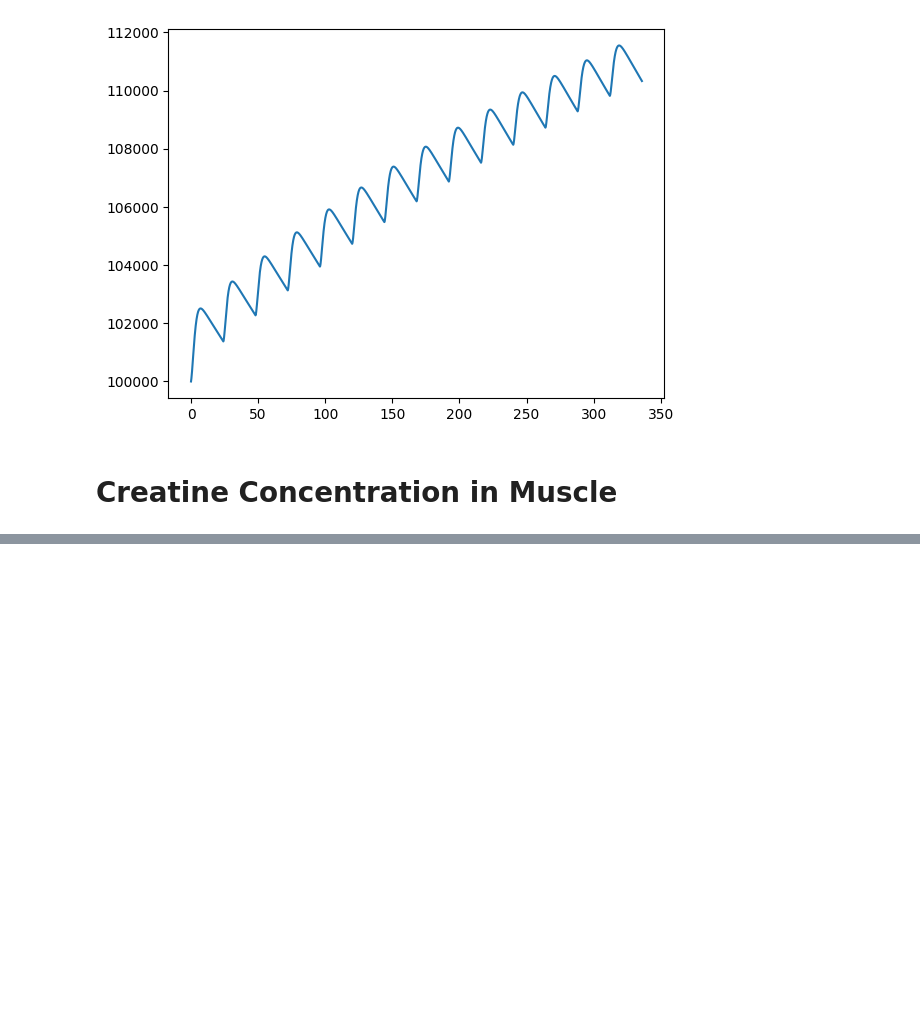
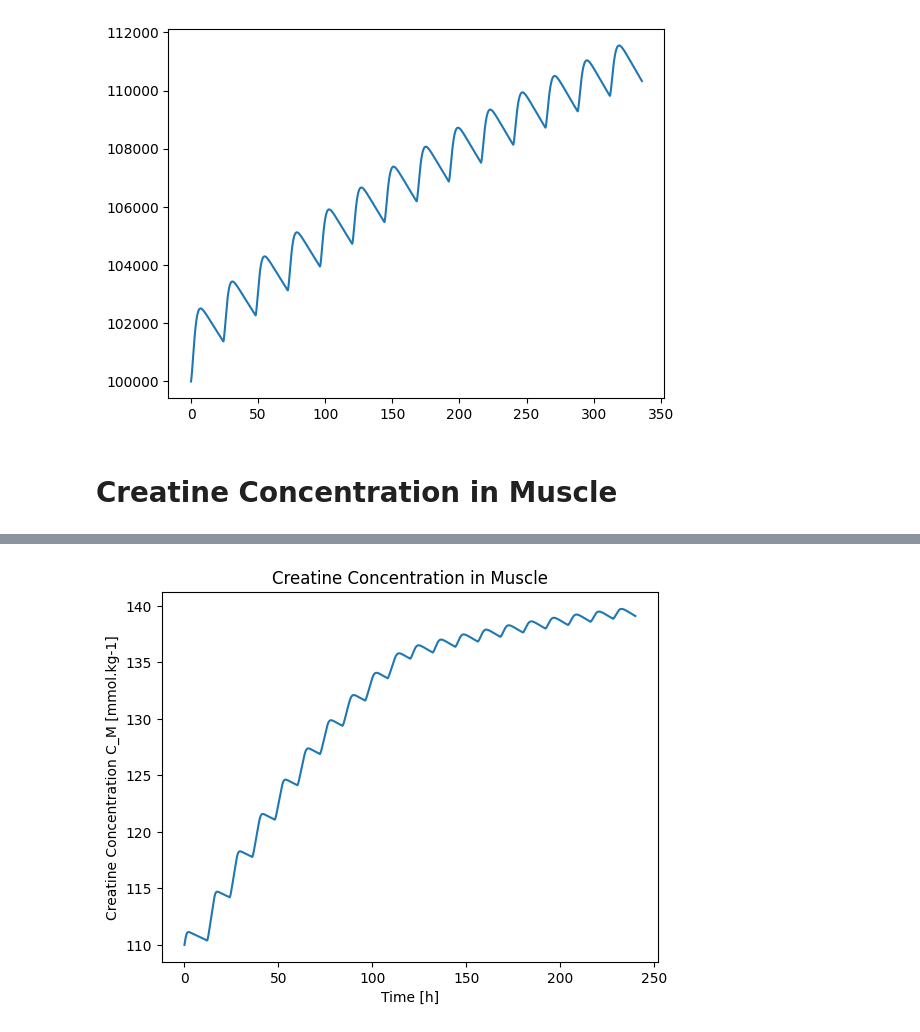
Before and after one commit to dropoftherain/Creatine_Saturation_Calculator, a Jupyter notebook: ODE_try.ipynb, the cells around one changed output, grey strips where cells are left out. Saved outputs shown, nothing was run; the diff lists cells and outputs as text; code cells hidden in the pictures; blank space fills up the shorter version.

```diff
--- a/ODE_try.ipynb
+++ b/ODE_try.ipynb
@@ -356,0 +482,10 @@ plt.show()
+# %%
+C_M = X_M_sol / (MW_CR * M_ALL_MUSCLES_KG)                              # mmol/kg concentration of creatine in body generally
+plt.plot(concatenated_time, C_M, label='Creatine Concentration')
+plt.xlabel('Time [h]')
+plt.ylabel('Creatine Concentration C_M [mmol.kg-1]')
+plt.title("Creatine Concentration in Muscle")
+# plt.legend()
+plt.show()
+# %% [output]
+[figure, added]
```
Also changed, not shown: parts of 6 cells of this notebook.
